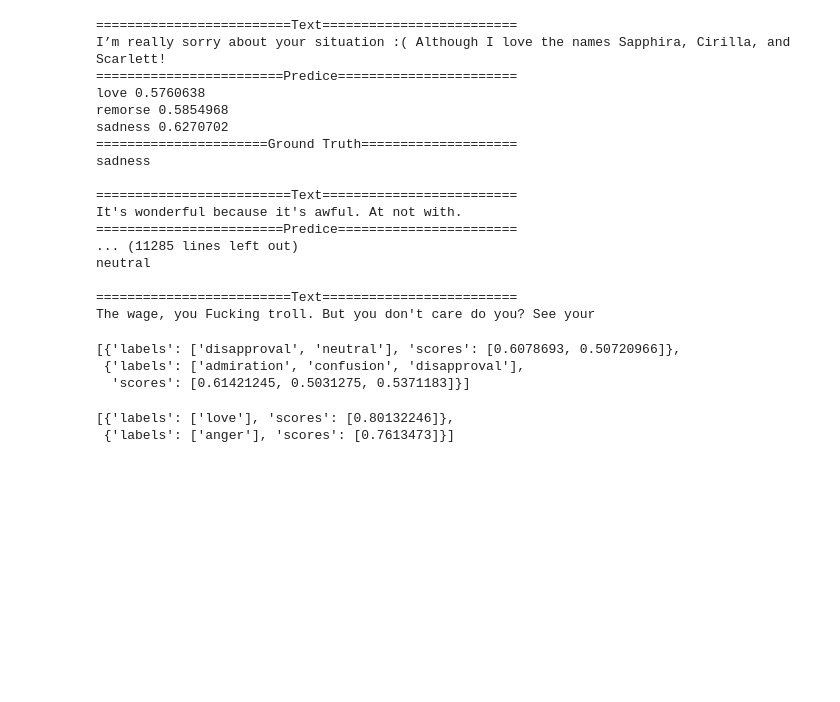
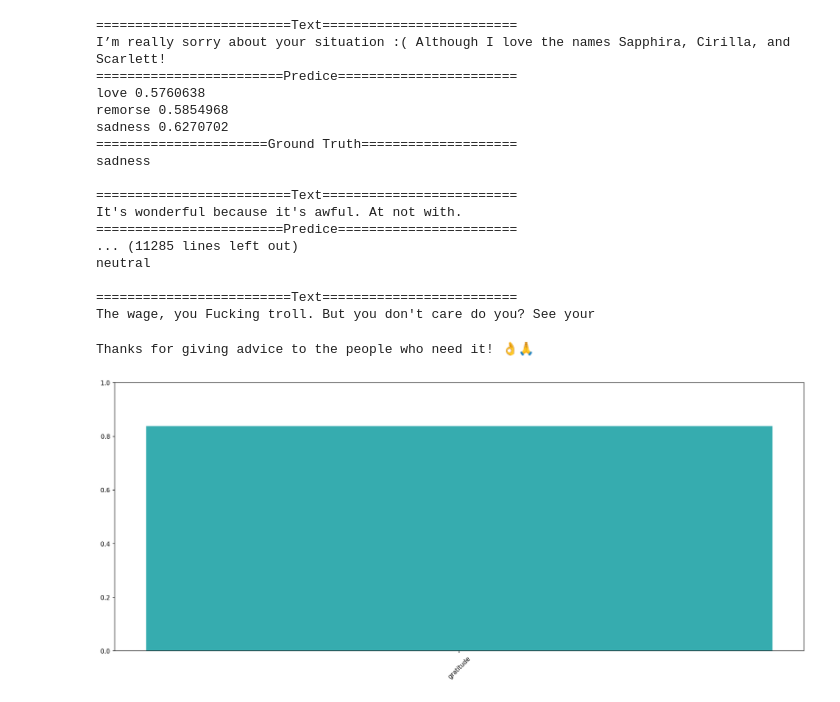
Before and after one commit to minfenli/GoEmotions, a Jupyter notebook: GoEmotions.ipynb, the cells around one changed output. Cells and saved outputs as stored; diff of their text form; code cells hidden in the pictures; blank space fills up the shorter version.

```diff
--- a/GoEmotions.ipynb
+++ b/GoEmotions.ipynb
@@ -271,14 +275,37 @@ The wage, you Fucking troll. But you don't care do you? See your
 # %%
 # only output the scores that are higher than the threshold
 goemotions.threshold = th
-# %%
-goemotions(["I don't believe it is true"], ["I don't believe it is true. It's really good"])
-# %% [output]
-[{'labels': ['disapproval', 'neutral'], 'scores': [0.6078693, 0.50720966]},
- {'labels': ['admiration', 'confusion', 'disapproval'],
-  'scores': [0.61421245, 0.5031275, 0.5371183]}]
-# %%
-goemotions(["fucking love you"], ["fuck you"])
-# %% [output]
-[{'labels': ['love'], 'scores': [0.80132246]},
- {'labels': ['anger'], 'scores': [0.7613473]}]
+# %%
+%matplotlib inline
+
+import matplotlib.pyplot as plt
+import seaborn
+
+colors = seaborn.color_palette("husl", len(label_list))
+
+def plt_result(texts, threshold):
+    goemotions.threshold = threshold
+    cases = goemotions(texts)
+    for text, case in zip(texts,cases):
+        print(text)
+        # print(case)
+
+        bar = case['scores']
+        x = case['labels']
+
+        label_color = []
+        for i in x:
+            label_color.append(colors[label_list.index(i)])
+
+        fig = plt.figure(dpi = 150)
+        plt.bar(x, bar, color = label_color)
+        plt.ylim(0,1)
+        plt.xticks(rotation = 45)
+        fig.set_figheight(8)
+        fig.set_figwidth(20)
+        plt.show()
+# %%
+plt_result(["Thanks for giving advice to the people who need it! 👌🙏"], th)
+# %% [output]
+Thanks for giving advice to the people who need it! 👌🙏
+[figure, added]
```
Also changed, not shown: parts of 3 cells of this notebook, 2 other files.
